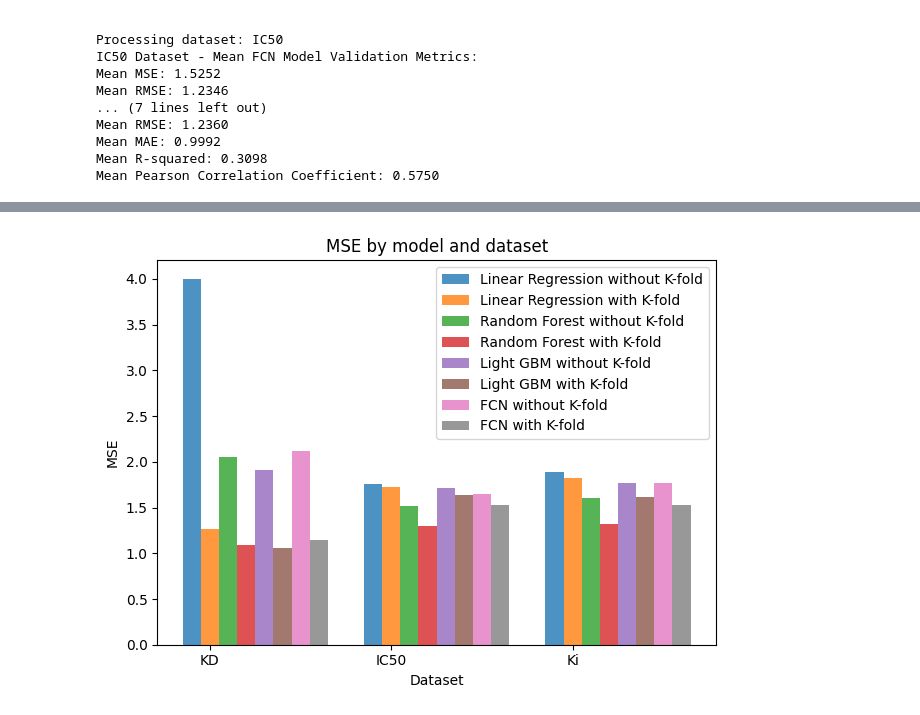
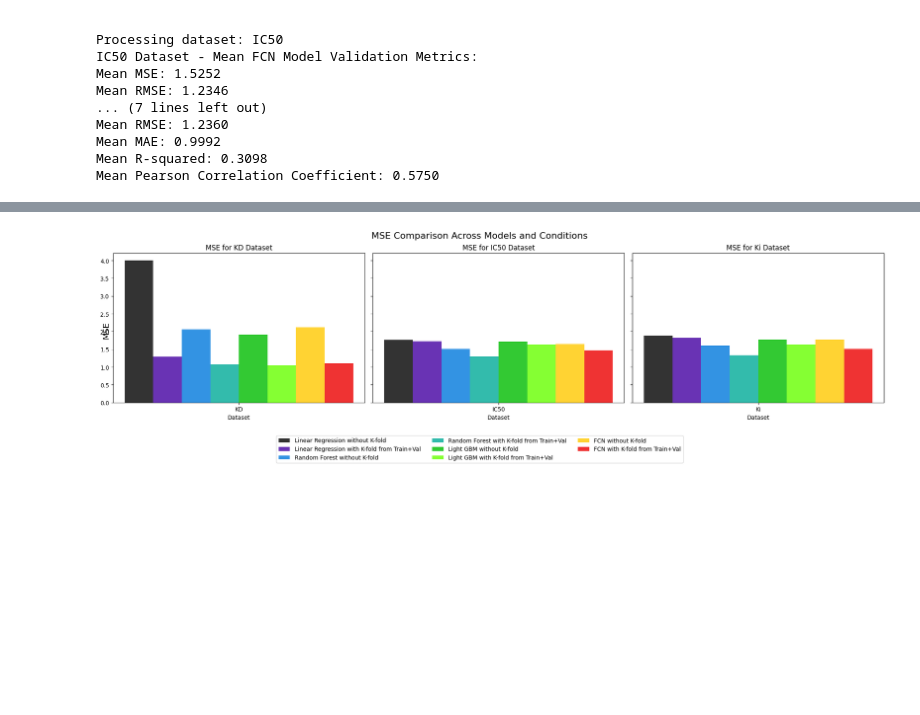
Before and after one commit to AshishSara/DrugTargetInteractionDomainGeneralization, a Jupyter notebook: MainDTI.ipynb, the cells around one changed output, grey strips where cells are left out. Saved outputs shown, nothing was run; the diff lists cells and outputs as text; code cells hidden in the pictures; blank space fills up the shorter version.

```diff
--- a/MainDTI.ipynb
+++ b/MainDTI.ipynb
@@ -1584,68 +2196,85 @@ Mean Pearson Correlation Coefficient: 0.5750
 # %%
 import matplotlib.pyplot as plt
 import numpy as np
 
 # Data preparation
 models = ["Linear Regression", "Random Forest", "Light GBM", "FCN"]
-conditions = [" without K-fold", " with K-fold"]
+conditions = [" without K-fold", " with K-fold from Train+Val"]
 datasets = ["KD", "IC50", "Ki"]
 
-
-# Metrics for each model, condition, and dataset
-# The order is: LR without k-fold, LR with k-fold, RF without k-fold, RF with k-fold, LGBM without k-fold, LGBM with k-fold, FCN without k-fold, FCN with k-fold for each dataset
+# Expanded metrics dictionary to include the new third condition for each model and dataset
+# The order is now: [without k-fold, with k-fold from Train+Val] for each dataset
 metrics = {
     'MSE': {
-        'KD': [4.0039, 1.2626, 2.0583, 1.0912, 1.9149, 1.0599, 2.1214, 1.1458],
-        'IC50': [1.7578, 1.7293, 1.5145, 1.3023, 1.7140, 1.6359, 1.6525, 1.5252],
-        'Ki': [1.8903, 1.8227, 1.6035, 1.3249, 1.7719, 1.6164, 1.7714, 1.5298]
+        'KD': [4.0039, 1.2948, 2.0583, 1.0748, 1.9149,  1.0445, 2.1214, 1.1026],
+        'IC50': [1.7578, 1.7318, 1.5145, 1.2983, 1.7140, 1.6406, 1.6525, 1.4799],
+        'Ki': [1.89037, 1.8255, 1.6035, 1.3337, 1.7719, 1.6323, 1.7714, 1.5039]
     },
     'RMSE': {
-        'KD': [2.0010, 1.1235, 1.4347, 1.0444, 1.3838, 1.0293, 1.4565, 1.0683],
-        'IC50': [1.3258, 1.3150, 1.2306, 1.1412, 1.3092, 1.2790, 1.2855, 1.2346],
-        'Ki': [1.3749, 1.3501, 1.2663, 1.1510, 1.3311, 1.2714, 1.3310, 1.2360]
+        'KD': [2.0010, 1.1375, 1.4347, 1.0367, 1.3838,  1.0220, 1.4565, 1.0492],
+        'IC50': [1.3258, 1.3160, 1.2306, 1.1394, 1.3092,  1.2809, 1.2855, 1.2161],
+        'Ki': [1.3749, 1.3511, 1.2663, 1.1548, 1.3311,  1.2776, 1.3310, 1.2255]
     },
     'MAE': {
-        'KD': [1.6522, 0.7716, 1.2527, 0.7067, 1.2054, 0.7062, 1.1622, 0.7875],
-        'IC50': [1.0866, 1.0771, 1.0003, 0.8851, 1.0772, 1.0508, 1.0500, 0.9986],
-        'Ki': [1.1277, 1.1080, 1.0303, 0.9028, 1.0965, 1.0464, 1.0809, 0.9992]
+        'KD': [1.6522,  0.7835, 1.2527,  0.7034, 1.2054, 0.7051, 1.1622, 0.7454],
+        'IC50': [1.0866,  1.0781, 1.0003,  0.8832, 1.0772, 1.0525, 1.0500, 0.9799],
+        'Ki': [1.1277,  1.1095, 1.0303,  0.9057, 1.0965, 1.0523, 1.0809, 0.9875]
     },
-    'R-squared': {
-        'KD': [-1.6411, 0.3086, -0.3577, 0.4027, -0.2632, 0.4198, -0.3993, 0.3723],
-        'IC50': [0.1788, 0.1932, 0.2924, 0.3924, 0.1992, 0.2367, 0.2280, 0.2884],
-        'Ki': [0.1351, 0.1775, 0.2663, 0.4021, 0.1893, 0.2706, 0.1895, 0.3098]
+    'R2': {
+        'KD': [-1.6411, 0.2702, -0.3577, 0.3941, -0.2632, 0.4112, -0.3993, 0.3781],
+        'IC50': [0.1788, 0.1919, 0.2924, 0.3941, 0.1992, 0.2344, 0.2280, 0.3093],
+        'Ki': [0.1351, 0.1749, 0.2663, 0.3972, 0.1893, 0.2622, 0.1895, 0.3204]
     },
     'PCC': {
-        'KD': [0.1310, 0.5700, 0.2578, 0.6347, 0.2912, 0.6481, 0.2764, 0.6358],
-        'IC50': [0.4234, 0.4396, 0.5461, 0.6265, 0.4471, 0.4916, 0.4887, 0.5455],
-        'Ki': [0.3736, 0.4217, 0.5246, 0.6350, 0.4387, 0.5348, 0.4455, 0.5750]
+        'KD': [0.1310, 0.5420, 0.2578, 0.6280, 0.2912, 0.6416, 0.2764, 0.6297],
+        'IC50': [0.4234, 0.4381, 0.5461, 0.6280, 0.4471, 0.4893, 0.4887, 0.5647],
+        'Ki': [0.3736, 0.4185, 0.5246, 0.6313, 0.4387, 0.5263, 0.4455, 0.5751]
     }
 }
-# Plotting function
-def plot_metric(metric_name):
-    n_groups = len(datasets)
-    fig, ax = plt.subplots()
-    index = np.arange(n_groups)
-    bar_width = 0.1
+
+# Function to plot a single metric across all datasets, models, and conditions
+def plot_metric(metric_name, metrics_data):
+    n_models = len(models)
+    n_conditions = len(conditions)
+    n_datasets = len(datasets)
+    total_bars = n_models * n_conditions
+    bar_width = 0.15
     opacity = 0.8
 
-    for i, model in enumerate(models):
-        for j, condition in enumerate(conditions):
-            metric_values = [metrics[metric_name][dataset][i * 2 + j] for dataset in datasets]
-            plt.bar(index + bar_width * (i * 2 + j), metric_values, bar_width,
-                    alpha=opacity,
-                    label=f'{model}{condition}')
+    # Set up the subplot for each dataset
+    fig, axes = plt.subplots(1, n_datasets, figsize=(20, 5), sharey=True)
 
-    plt.xlabel('Dataset')
-    plt.ylabel(metric_name)
-    plt.title(f'{metric_name} by model and dataset')
-    plt.xticks(index + bar_width, datasets)
-    plt.legend()
+    for i, dataset in enumerate(datasets):
+        ax = axes[i]
+        index = np.arange(1)
+        for j in range(total_bars):
+            model_idx = j // n_conditions
+            condition_idx = j % n_conditions
+            metric_value = metrics_data[metric_name][dataset][j]
 
-    plt.tight_layout()
+            ax.bar(index + bar_width * j, metric_value, bar_width, alpha=opacity,
+                   label=f'{models[model_idx]}{conditions[condition_idx]}' if i == 0 else "",
+                   color=plt.cm.nipy_spectral(j / total_bars))
+
+        ax.set_xlabel('Dataset')
+        ax.set_xticks(index + bar_width * (total_bars - 1) / 2)
+        ax.set_xticklabels([dataset])
+        ax.set_title(f'{metric_name} for {dataset} Dataset')
+
+    # Add common Y label
+    fig.text(0.04, 0.5, metric_name, va='center', rotation='vertical', fontsize=14)
+
+    # Add a single legend
+    handles, labels = axes[0].get_legend_handles_labels()
+    fig.legend(handles, labels, loc='upper center', bbox_to_anchor=(0.5, 0), ncol=3, fontsize=10)
+
+    plt.tight_layout(rect=[0.03, 0.03, 1, 0.95])
+    plt.suptitle(f'{metric_name} Comparison Across Models and Conditions', fontsize=16)
     plt.show()
 
 # Plot for each metric
-for metric in ['MSE', 'RMSE', 'MAE', 'R-squared', 'PCC']:  # Assuming 'PCC' stands for Pearson Correlation Coefficient
-    plot_metric(metric)
+ # (Assuming you have the metrics dictionary already defined as shown previously)
+for metric in ['MSE', 'RMSE', 'MAE', 'R2', 'PCC']:
+    plot_metric(metric, metrics)
 # %% [output]
-[figure, old version]
+[figure, new version]
```
Also changed, not shown: parts of 14 cells of this notebook.
